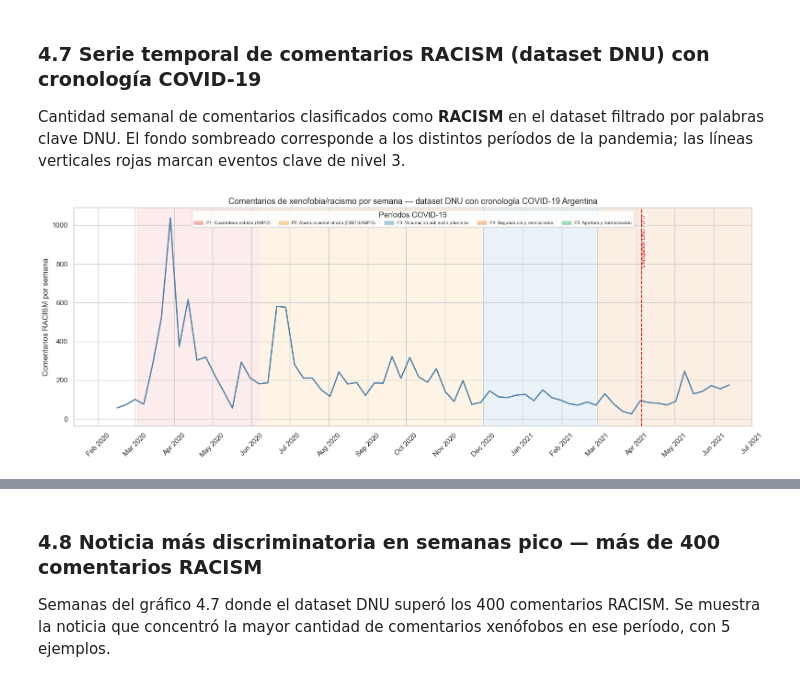
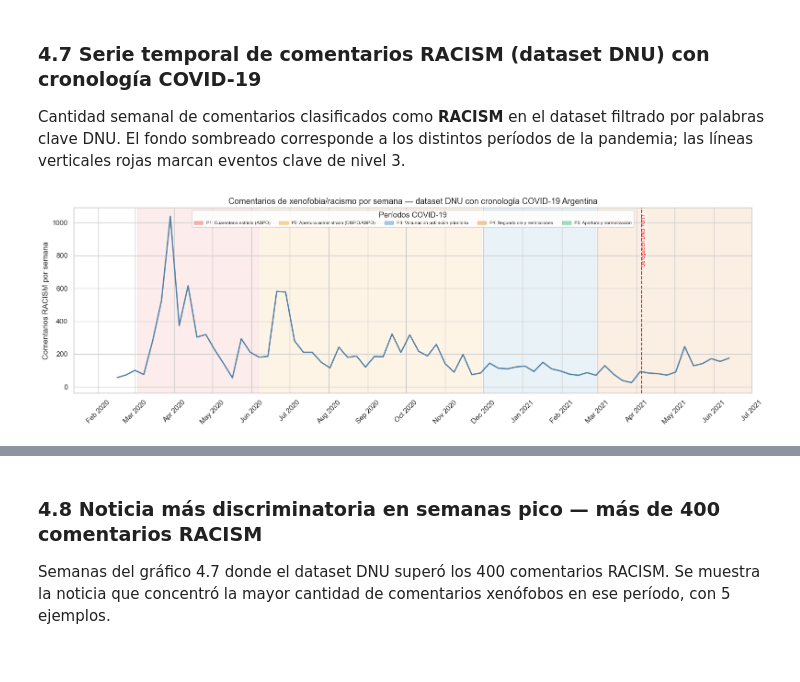
Before and after one commit to natdebandi/xenofobia_ar, a Jupyter notebook: 1_PIUBA_DEA_2.ipynb, the cells around one changed output, grey strips where cells are left out. Drawn from its saved outputs; the diff is of its cells as text; code cells hidden in the pictures.

```diff
--- a/1_PIUBA_DEA_2.ipynb
+++ b/1_PIUBA_DEA_2.ipynb
@@ -1003,34 +1003,35 @@ for _, row in periodos.iterrows():
 # Serie DNU — azul apagado
 ax.plot(ts_dnu.index, ts_dnu["racism_count"],
         color="#4e7fa6", linewidth=2.0, zorder=5)
 
 # ── Eventos nivel 3: línea roja punteada ─────────────────────────────────
-ylim = ax.get_ylim()
+xform = ax.get_xaxis_transform()
 for _, ev in ev3.iterrows():
     ax.axvline(ev["fecha_dt"], color="red", linewidth=1.4,
                linestyle="--", zorder=7)
-    ax.text(ev["fecha_dt"], ylim[1] * 0.97,
+    ax.text(ev["fecha_dt"], 0.97,
             ev["Suceso corto"], fontsize=8, color="red",
             rotation=90, va="top", ha="left",
+            transform=xform,
             bbox=dict(boxstyle="round,pad=0.15", fc="white", alpha=0.7, ec="none"))
 
 # ── Límite temporal: hasta junio 2021 ─────────────────────────────────────
 ax.set_xlim(right=pd.Timestamp("2021-07-01"))
 
 # ── Leyenda solo de períodos — arriba al centro ───────────────────────────
 ax.legend(handles=periodo_handles, loc="upper center", fontsize=7,
           ncol=5, title="Períodos COVID-19", framealpha=0.85,
           bbox_to_anchor=(0.5, 1.0))
 
 # ── Formato ───────────────────────────────────────────────────────────────
 ax.xaxis.set_major_formatter(mdates.DateFormatter("%b %Y"))
 ax.xaxis.set_major_locator(mdates.MonthLocator(interval=1))
 plt.xticks(rotation=45)
 ax.set_ylabel("Comentarios RACISM por semana")
 ax.set_title("Comentarios de xenofobia/racismo por semana — dataset DNU con cronología COVID-19 Argentina", fontsize=13)
 
-plt.tight_layout()
+plt.tight_layout(rect=[0, 0, 1, 0.88])
 plt.savefig("outputs/dnu_racism_cronologia.png", dpi=150, bbox_inches="tight")
 plt.show()
 # %% [output]
-[figure, old version]
+[figure, new version]
```
Also changed, not shown: parts of 3 cells of this notebook, 3 other files.
